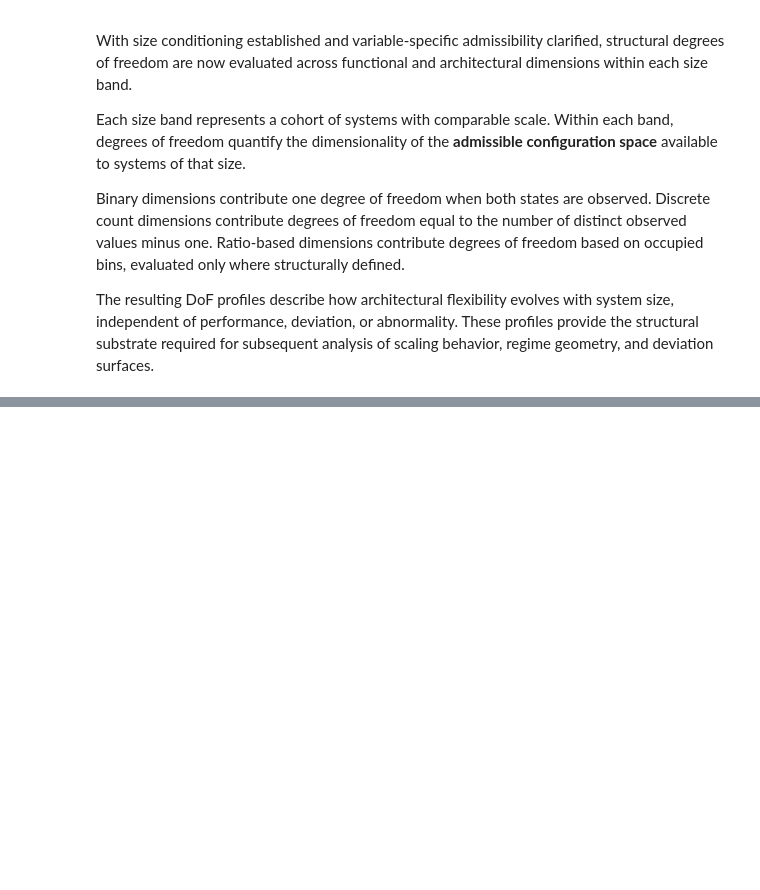
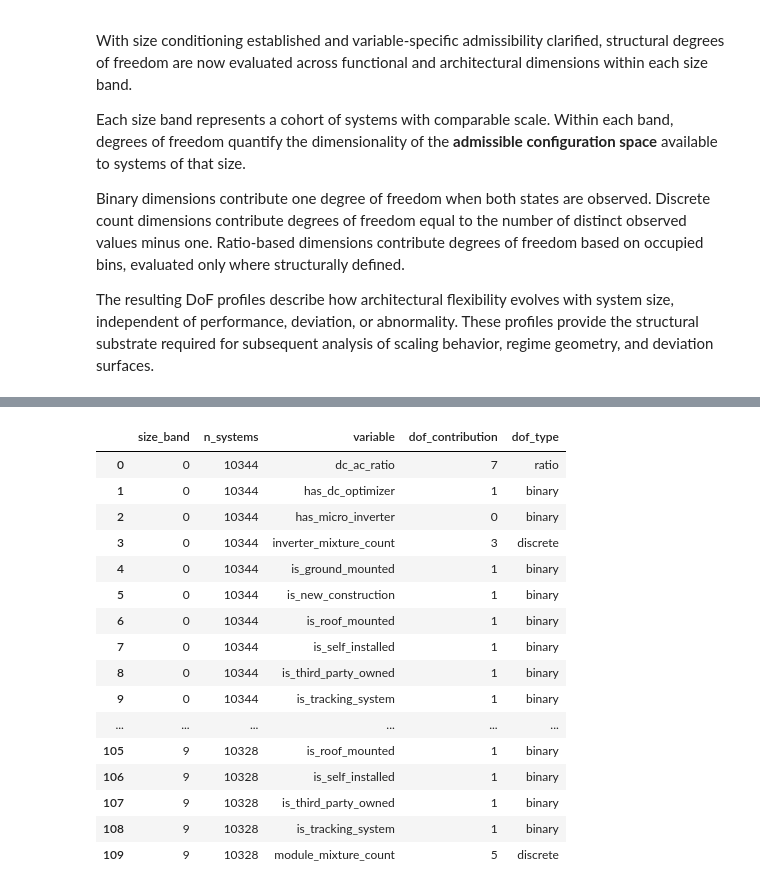
Before and after one commit to AsmaaELBorki/03_tts_configuration, a Jupyter notebook: notebooks/02_Fixed_Size_Conditioning _for_Structural_Degrees_of_Freedom.ipynb, the cells around one changed output, grey strips where cells are left out. Cells and saved outputs as stored; diff of their text form; code cells hidden in the pictures; blank space fills up the shorter version.

```diff
--- a/notebooks/02_Fixed_Size_Conditioning _for_Structural_Degrees_of_Freedom.ipynb
+++ b/notebooks/02_Fixed_Size_Conditioning _for_Structural_Degrees_of_Freedom.ipynb
@@ -533,0 +582,73 @@ plt.show()
+# %%
+# Compute structural degrees of freedom by variable and size band
+
+records = []
+
+for band, df_band in df_structural.groupby("size_band"):
+    n_systems = len(df_band)
+
+    # Binary dimensions
+    for col in binary_dims:
+        k = df_band[col].dropna().nunique()
+        dof = 1 if k == 2 else 0
+
+        records.append({
+            "size_band": band,
+            "n_systems": n_systems,
+            "variable": col,
+            "dof_contribution": dof,
+            "dof_type": "binary",
+        })
+
+    # Discrete dimensions
+    for col in discrete_dims:
+        k = df_band[col].dropna().nunique()
+        dof = max(k - 1, 0)
+
+        records.append({
+            "size_band": band,
+            "n_systems": n_systems,
+            "variable": col,
+            "dof_contribution": dof,
+            "dof_type": "discrete",
+        })
+
+    # Ratio-based dimensions (binned, conditional)
+    for col in ratio_bin_cols:
+        k = df_band[col].dropna().nunique()
+        dof = max(k - 1, 0)
+
+        records.append({
+            "size_band": band,
+            "n_systems": n_systems,
+            "variable": col.replace("_bin", ""),
+            "dof_contribution": dof,
+            "dof_type": "ratio",
+        })
+
+df_dof_by_variable = (
+    pd.DataFrame(records)
+    .sort_values(["size_band", "variable"])
+    .reset_index(drop=True)
+)
+
+
+df_dof_by_variable
+# %% [output]
+|  | size_band | n_systems | variable | dof_contribution | dof_type |
+| 0 | 0 | 10344 | dc_ac_ratio | 7 | ratio |
+| 1 | 0 | 10344 | has_dc_optimizer | 1 | binary |
+| 2 | 0 | 10344 | has_micro_inverter | 0 | binary |
+| 3 | 0 | 10344 | inverter_mixture_count | 3 | discrete |
+| 4 | 0 | 10344 | is_ground_mounted | 1 | binary |
+| 5 | 0 | 10344 | is_new_construction | 1 | binary |
+| 6 | 0 | 10344 | is_roof_mounted | 1 | binary |
+| 7 | 0 | 10344 | is_self_installed | 1 | binary |
+| 8 | 0 | 10344 | is_third_party_owned | 1 | binary |
+| 9 | 0 | 10344 | is_tracking_system | 1 | binary |
+| ... | ... | ... | ... | ... | ... |
+| 105 | 9 | 10328 | is_roof_mounted | 1 | binary |
+| 106 | 9 | 10328 | is_self_installed | 1 | binary |
+| 107 | 9 | 10328 | is_third_party_owned | 1 | binary |
+| 108 | 9 | 10328 | is_tracking_system | 1 | binary |
+| 109 | 9 | 10328 | module_mixture_count | 5 | discrete |
```
Also changed, not shown: parts of 8 cells of this notebook, 1 other file.
